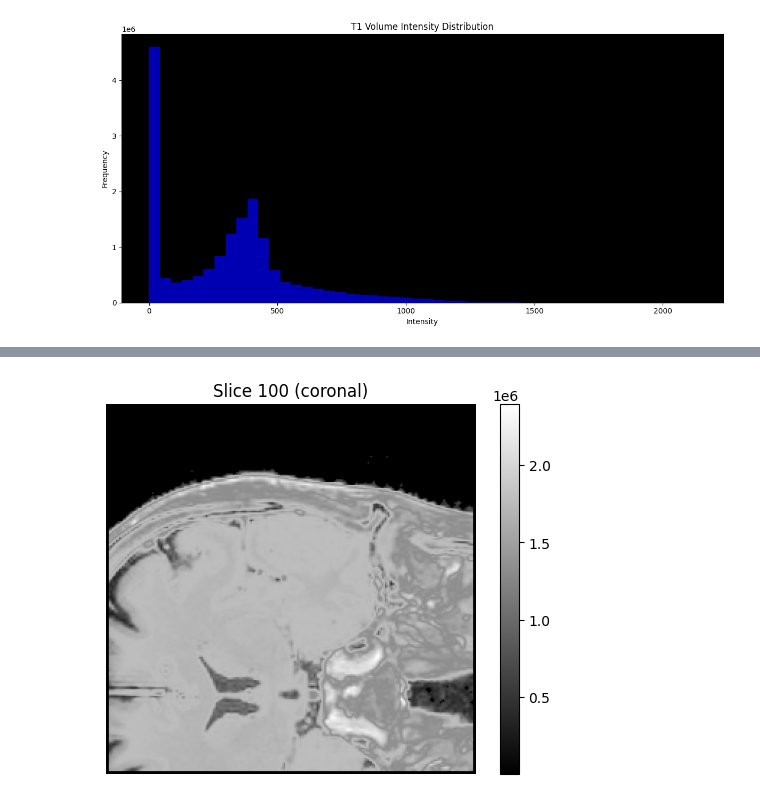
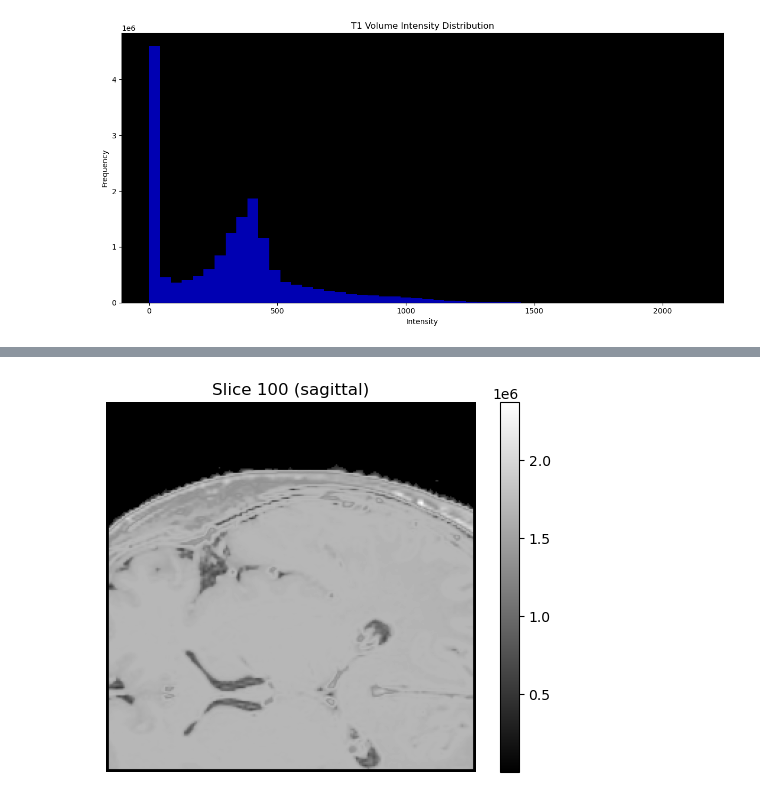
Before and after one commit to gduguey/DiffUS, a Jupyter notebook: notebooks/playground_gabi copy.ipynb, the cells around one changed output, grey strips where cells are left out. Saved outputs shown, nothing was run; the diff lists cells and outputs as text; code cells hidden in the pictures.

```diff
--- a/notebooks/playground_gabi copy.ipynb
+++ b/notebooks/playground_gabi copy.ipynb
@@ -29,11 +32,16 @@ t2_file = f"ReMIND2Reg_0{patient_id}_0002.nii.gz"
 # dataset = MRIDataset([image_path / t1_file], "T1", axis=0)
 # %%
 dataset = MRIDataset([image_path / t1_file, image_path / t2_file], "T1", axis=0)
+# %%
+dataset2 = MRIDataset([PROJECT_ROOT / "structures.nii.gz"], "CT", axis=0)
 # %%
 T1 = dataset[0]
 T1_volume = T1["image"].squeeze(0)       # (D,H,W)
 T2 = dataset[1]
 T2_volume = T2["image"].squeeze(0)       # (D,H,W)
+# %%
+CT = dataset2[0]
+CT_volume = CT["image"].squeeze(0)       # (D,H,W)
 # %%
 # Plot histograms
 def plot_histogram(volume):
@@ -156,3 +164,23 @@ plot_histogram(Z_vol)
 plot_histogram(T1_volume)
 # %% [output]
 [figure]
+# %%
+slice_id = 200
+axis = 2  # 0: axial, 1: coronal, 2: sagittal
+
+if axis == 0:
+    img = CT_volume[slice_id, :, :]
+elif axis == 1:
+    img = CT_volume[:, slice_id, :]
+elif axis == 2:
+    img = CT_volume[:, :, slice_id]
+else:
+    raise ValueError("Axis must be 0 (axial), 1 (coronal), or 2 (sagittal).")
+
+orientation = {0: 'axial', 1: 'coronal', 2: 'sagittal'}.get(axis, 'unknown')
+
+plt.imshow(img.numpy(), cmap='gray')
+plt.title(f"Slice {slice_id} ({orientation})")
+plt.axis("off")
+plt.colorbar()
+plt.show()
@@ -159,25 +189,25 @@ plot_histogram(T1_volume)
 # %%
 slice_id = 100
-axis = 1  # 0: axial, 1: coronal, 2: sagittal
+axis = 2  # 0: axial, 1: coronal, 2: sagittal
 
 if axis == 0:
     img = Z_vol[slice_id, :, :]
 elif axis == 1:
     img = Z_vol[:, slice_id, :]
 elif axis == 2:
     img = Z_vol[:, :, slice_id]
 else:
     raise ValueError("Axis must be 0 (axial), 1 (coronal), or 2 (sagittal).")
 
 orientation = {0: 'axial', 1: 'coronal', 2: 'sagittal'}.get(axis, 'unknown')
 
 plt.imshow(img.numpy(), cmap='gray')
 plt.title(f"Slice {slice_id} ({orientation})")
 plt.axis("off")
 plt.colorbar()
 plt.show()
 # %% [output]
-[figure, old version]
+[figure, new version]
 # %%
 UR = UltrasoundRenderer(400, 0.0001)
 
```
Also changed, not shown: parts of 7 cells of this notebook, 7 other files.
